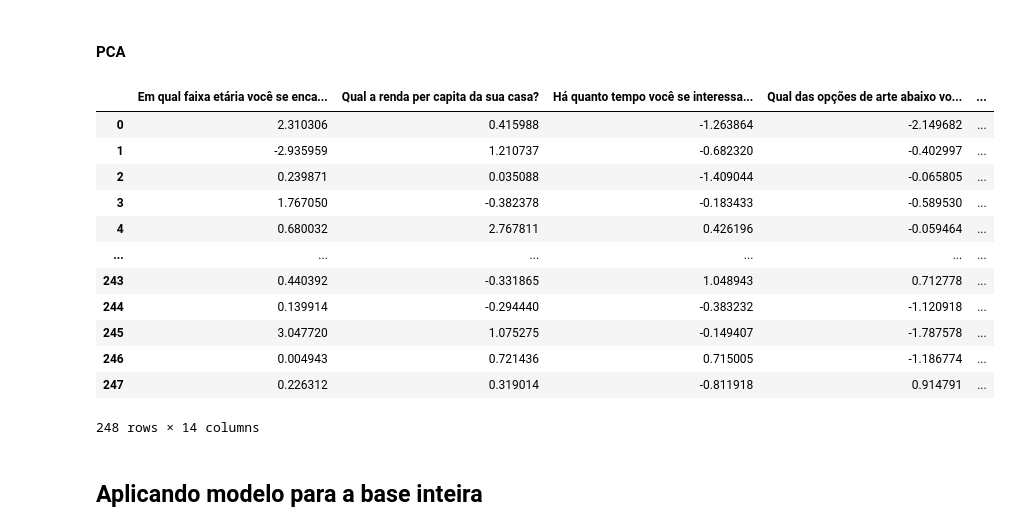
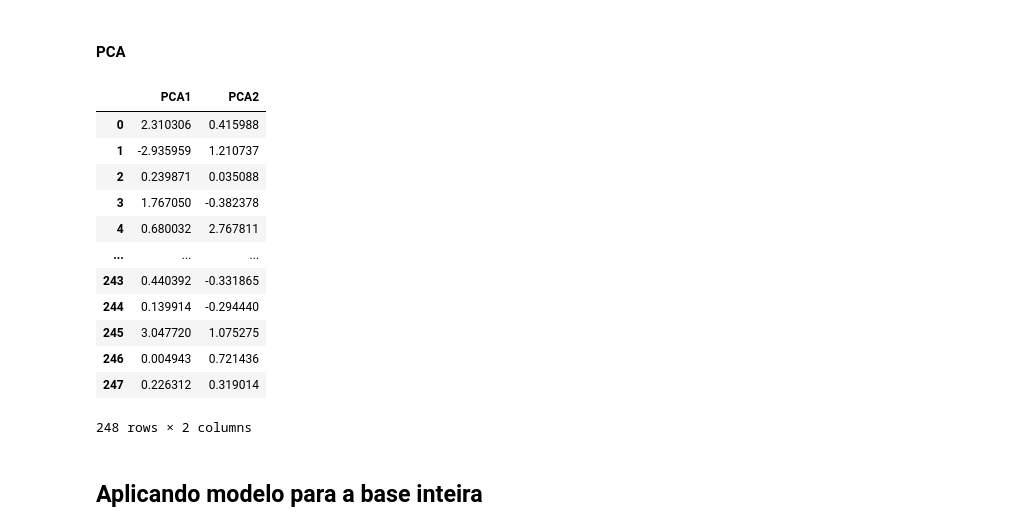
Before and after one commit to leontis2024/analise_de_dados, a Jupyter notebook: modelo_supervisionado_possiveis_usuarios.ipynb, the cells around one changed output. Drawn from its saved outputs; the diff is of its cells as text; code cells hidden in the pictures.

```diff
--- a/modelo_supervisionado_possiveis_usuarios.ipynb
+++ b/modelo_supervisionado_possiveis_usuarios.ipynb
@@ -913,7 +911,7 @@ import numpy as np
 # %% [markdown]
 ### Carregando dados
 # %%
-dados = pd.read_excel('dados_de_teste.xlsx')
+dados = pd.read_excel('dados_de_treino_usuarios.xlsx')
 dados.head()
 # %% [output]
 |  | Em qual faixa etária você se enca... | Qual a renda per capita da sua casa? | Há quanto tempo você se interessa... | Qual das opções de arte abaixo vo... | ... |
@@ -1038,8 +1037,9 @@ pd.DataFrame(df_x, columns=colunas)
 # %%
 from sklearn.decomposition import PCA
 
-pca = PCA()
+pca = PCA(n_components=2)
 df_x = pca.fit_transform(df_x)
-df_x = pd.DataFrame(df_x, columns=colunas)
+colunass_pca = ['PCA1', 'PCA2']
+df_x = pd.DataFrame(df_x, columns=colunass_pca)
 df_x
 # %% [output]
@@ -1158,7 +1153,7 @@ dtype: int64
 # %% [markdown]
 #### Atributo e resposta
 # %%
-df_x_teste = dados_teste
+df_x_teste = dados_teste.copy()
 display(df_x_teste.head())
 # %% [output]
 |  | Em qual faixa etária você se enca... | Qual a renda per capita da sua casa? | Há quanto tempo você se interessa... | Qual das opções de arte abaixo vo... | ... |
@@ -1170,10 +1165,10 @@ display(df_x_teste.head())
 # %% [markdown]
 #### Transformando em númerico com pesos
 # %%
-dados_teste.fillna({'Qual das opções de arte abaixo você mais gosta?': 'Não se interessa por arte', 'Com que frequência você vai aos museus?': 'Não se interessa por arte', 'Você já participou de algum curso ou atividade relacionada à arte?': 'Não se interessa por arte', 'Você segue artístas ou páginas relacionadas à arte nas rede sociais?': 'Não se interessa por arte', 'Como é sua experiência ao visitar um museu normalmente? Caso nunca tenha visitado, selecione a que você acredita que seguiria.': 'Não se interessa por arte', 'Você já usou um aplicativo de um museu ou relacionado à arte?': 'Não se interessa por arte', 'O que mais te atrai em visitar museus ou exposições de arte?': 'Não se interessa por arte'}, inplace=True)
-dados_teste.fillna({'Você sente falta de mais informações sobre as obras nos museus?': 'Não vai a museus'}, inplace=True)
-dados_teste.fillna({'Você procura saber sobre essas informações faltantes?': 'Não sente falta de informações'}, inplace=True)
-dados_teste.fillna({'De que forma você costuma buscar essas informações?': 'Não procura essas informações', 'Você encontra o que precisa/esperava ao pesquisar?': 'Não procura essas informações'}, inplace=True)
+df_x_teste.fillna({'Qual das opções de arte abaixo você mais gosta?': 'Não se interessa por arte', 'Com que frequência você vai aos museus?': 'Não se interessa por arte', 'Você já participou de algum curso ou atividade relacionada à arte?': 'Não se interessa por arte', 'Você segue artístas ou páginas relacionadas à arte nas rede sociais?': 'Não se interessa por arte', 'Como é sua experiência ao visitar um museu normalmente? Caso nunca tenha visitado, selecione a que você acredita que seguiria.': 'Não se interessa por arte', 'Você já usou um aplicativo de um museu ou relacionado à arte?': 'Não se interessa por arte', 'O que mais te atrai em visitar museus ou exposições de arte?': 'Não se interessa por arte'}, inplace=True)
+df_x_teste.fillna({'Você sente falta de mais informações sobre as obras nos museus?': 'Não vai a museus'}, inplace=True)
+df_x_teste.fillna({'Você procura saber sobre essas informações faltantes?': 'Não sente falta de informações'}, inplace=True)
+df_x_teste.fillna({'De que forma você costuma buscar essas informações?': 'Não procura essas informações', 'Você encontra o que precisa/esperava ao pesquisar?': 'Não procura essas informações'}, inplace=True)
 
 mapeamento_tipo_arte = {'Não se interessa por arte': 0, 'Pintura': 8, 'Fotografia': 8, 'Escultura': 6, 'Arquitetura e Urbanismo': 5, 'Arte digital': 4,'Arte de rua/grafite': 3}
 mapeamento_frequencia = {'Não se interessa por arte': 0, 'Frequentemente (máximo cinco vezes ao ano)': 10,'Muito frequentemente (mais de cinco vezes ao ano)': 9,'Ocasionalmente (máximo três vezes ao ano)': 8,'Raramente (uma vez ao ano)': 5,'Nunca': 1}
@@ -1300,22 +1278,23 @@ pd.DataFrame(df_x_teste, columns=colunas)
 # %%
 from sklearn.decomposition import PCA
 
 df_x_teste = pca.transform(df_x_teste)
-df_x_teste = pd.DataFrame(df_x_teste, columns=colunas)
+colunass_pca = ['PCA1', 'PCA2']
+df_x_teste = pd.DataFrame(df_x_teste, columns=colunass_pca)
 df_x_teste
 # %% [output]
-|  | Em qual faixa etária você se enca... | Qual a renda per capita da sua casa? | Há quanto tempo você se interessa... | Qual das opções de arte abaixo vo... | ... |
-| 0 | 2.310306 | 0.415988 | -1.263864 | -2.149682 | ... |
-| 1 | -2.935959 | 1.210737 | -0.682320 | -0.402997 | ... |
-| 2 | 0.239871 | 0.035088 | -1.409044 | -0.065805 | ... |
-| 3 | 1.767050 | -0.382378 | -0.183433 | -0.589530 | ... |
-| 4 | 0.680032 | 2.767811 | 0.426196 | -0.059464 | ... |
-| ... | ... | ... | ... | ... | ... |
-| 243 | 0.440392 | -0.331865 | 1.048943 | 0.712778 | ... |
-| 244 | 0.139914 | -0.294440 | -0.383232 | -1.120918 | ... |
-| 245 | 3.047720 | 1.075275 | -0.149407 | -1.787578 | ... |
-| 246 | 0.004943 | 0.721436 | 0.715005 | -1.186774 | ... |
-| 247 | 0.226312 | 0.319014 | -0.811918 | 0.914791 | ... |
+|  | PCA1 | PCA2 |
+| 0 | 2.310306 | 0.415988 |
+| 1 | -2.935959 | 1.210737 |
+| 2 | 0.239871 | 0.035088 |
+| 3 | 1.767050 | -0.382378 |
+| 4 | 0.680032 | 2.767811 |
+| ... | ... | ... |
+| 243 | 0.440392 | -0.331865 |
+| 244 | 0.139914 | -0.294440 |
+| 245 | 3.047720 | 1.075275 |
+| 246 | 0.004943 | 0.721436 |
+| 247 | 0.226312 | 0.319014 |
-248 rows × 14 columns
+248 rows × 2 columns
 # %% [markdown]
 ## Aplicando modelo para a base inteira
```
Also changed, not shown: parts of 19 cells of this notebook, 12 other files.
